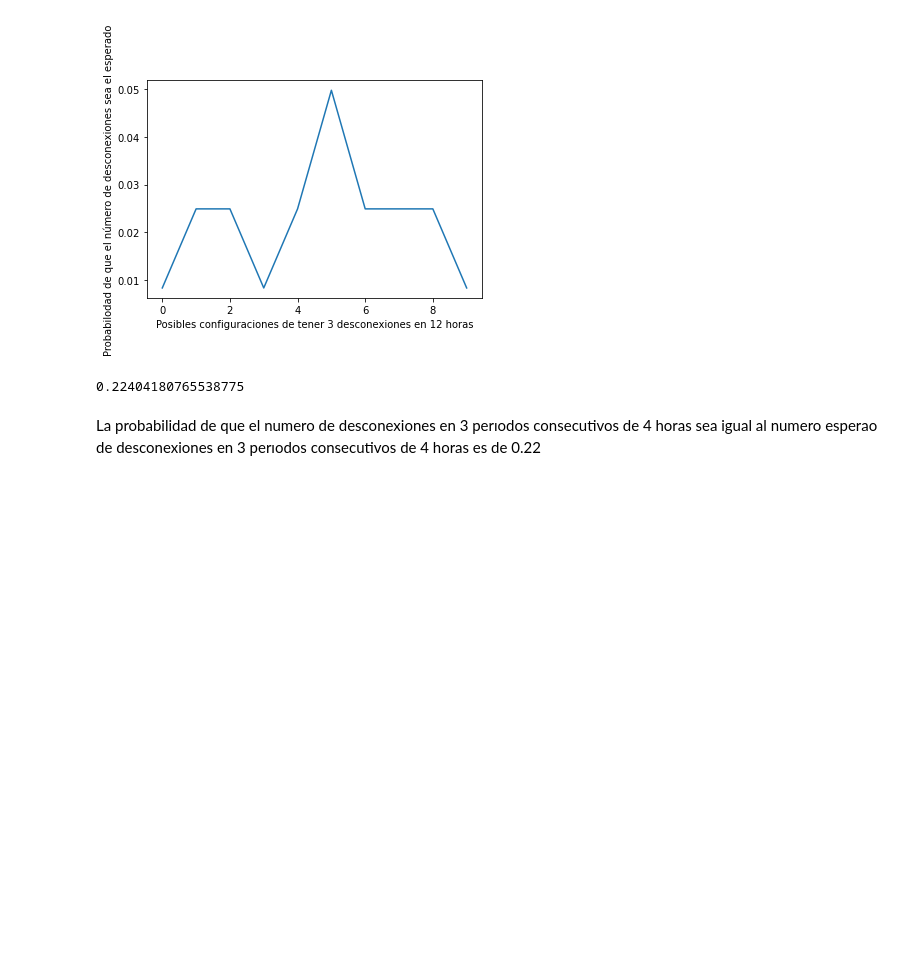
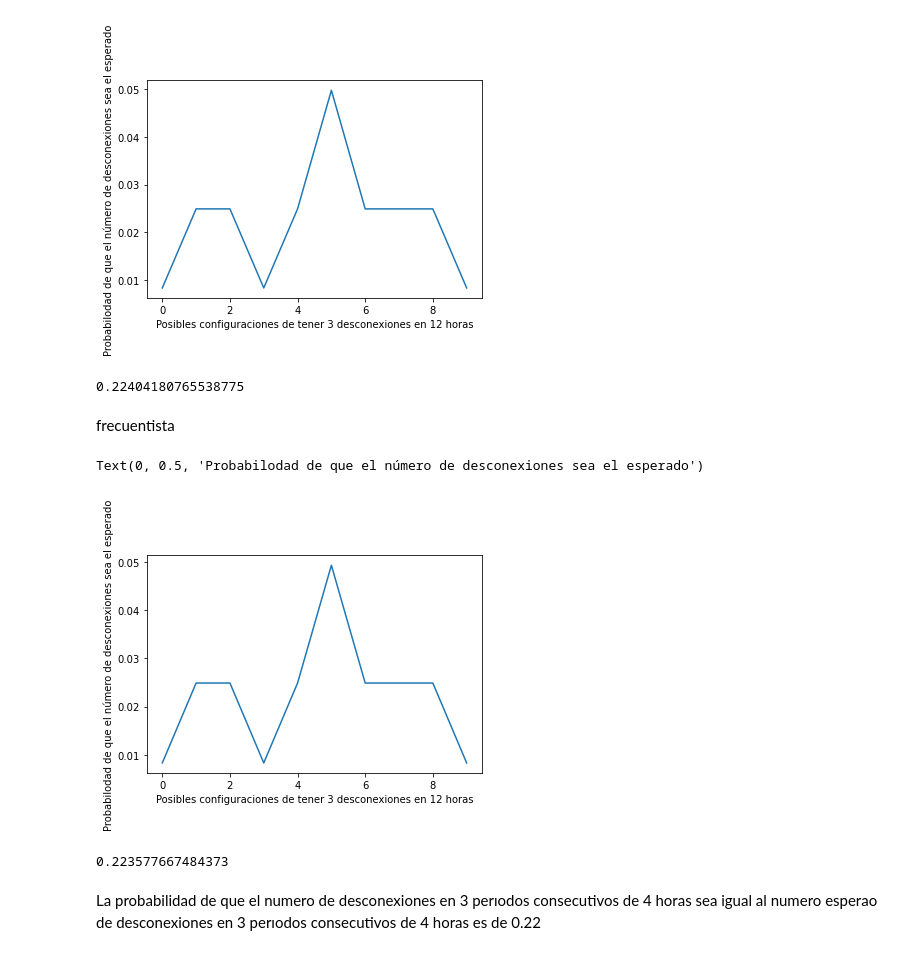
Before and after one commit to slaverdeg/complementaria, a Jupyter notebook: Taller 4/Punto 2.ipynb, the cells around one changed output. Drawn from its saved outputs; the diff is of its cells as text; code cells hidden in the pictures; blank space fills up the shorter version.

```diff
--- a/Taller 4/Punto 2.ipynb
+++ b/Taller 4/Punto 2.ipynb
@@ -209,0 +277,10 @@ P(x>=1,x>=1,x=0) = (1 - p(0)) * (1 - P(0)) * P(0)
+# %%
+n = 100000
+events = np.random.poisson(1,n)
+p = 0
+for e in events:
+    if e == 0:
+        p += 1
+p = p/n
+
+(1-p)**2 * p
@@ -218,11 +297,10 @@ La probabilidad de un evento que se puede dar de diferentes formas es la suma la
 P(A) = sum(P(ijk)) t.q. i+j+k=3
 # %%
 digits = [0,1,2,3]
-combinations = list(product(digits, repeat=3))
-
+combinations = np.array(list(product(digits, repeat=3)))
 com_ = []
 for i in combinations:
-    if sum(i) == 3:
+    if np.sum(i) == 3:
         com_.append(i)
 com_
 # %% [output]
@@ -251,6 +331,49 @@ p = sum(P)
 p
 # %% [output]
 0.22404180765538775
+# %% [markdown]
+frecuentista
+# %%
+n = 100000
+events = np.random.poisson(1,n)
+P_ = np.zeros(shape=4)
+for e in events:
+    if e == 0:
+        P_[0] += 1
+    if e == 1:
+        P_[1] += 1
+    if e == 2:
+        P_[2] += 1
+    if e == 3:
+        P_[3] += 1
+P_ = P_/n
+
+P = []
+for c in com_:
+    p = 1
+    for i in c:
+        if i == 0:
+            p *= P_[0]
+        if i == 1:
+            p *= P_[1]
+        if i == 2:
+            p *= P_[2]
+        if i == 3:
+            p *= P_[3]
+    P.append(p)
+
+
+plt.plot(P)
+plt.xlabel('Posibles configuraciones de tener 3 desconexiones en 12 horas')
+plt.ylabel('Probabilodad de que el número de desconexiones sea el esperado')
+# %% [output]
+Text(0, 0.5, 'Probabilodad de que el número de desconexiones sea el esperado')
+[figure, added]
+# %%
+p = np.sum(np.array(P))
+p
+# %% [output]
+0.223577667484373
 # %% [markdown]
 La probabilidad de que el numero de desconexiones en 3 perıodos consecutivos de 4 horas
 sea igual al numero esperao de desconexiones en 3 perıodos consecutivos de 4 horas es de 0.22
```
Also changed, not shown: parts of 22 cells of this notebook.
